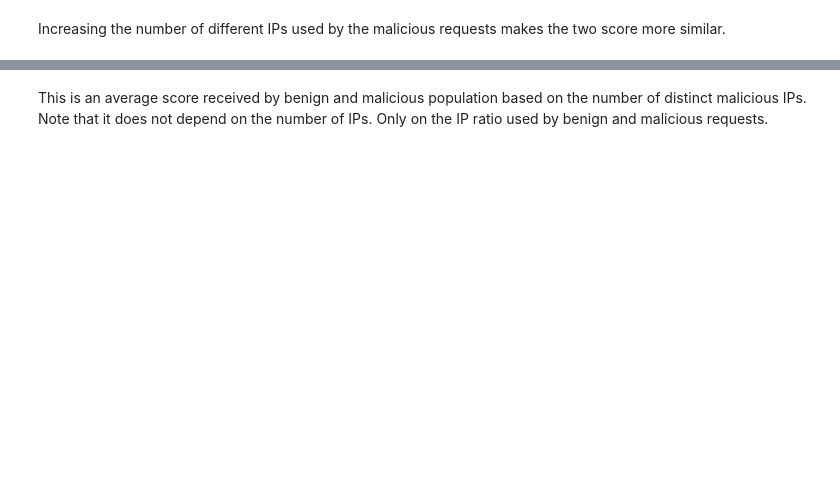
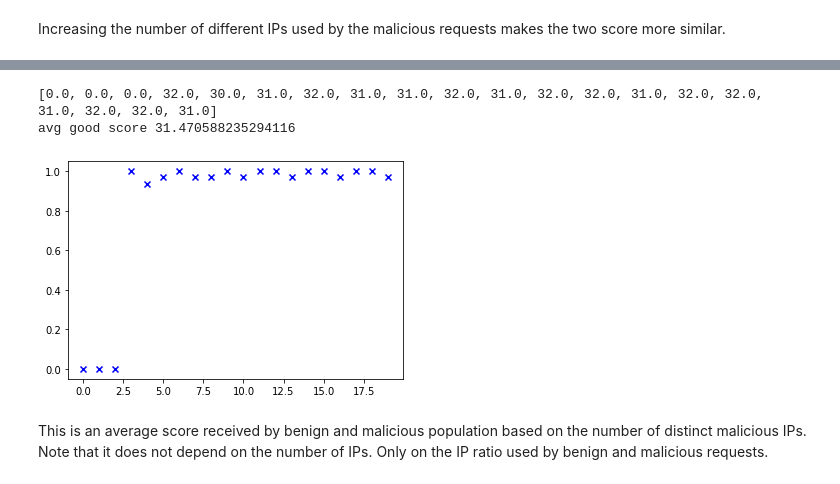
Before and after one commit to datahop/p2p-service-discovery, a Jupyter notebook: service-discovery/simulator_python/ip_score_problem.ipynb, the cells around one changed output, grey strips where cells are left out. Drawn from its saved outputs; the diff is of its cells as text; code cells hidden in the pictures; blank space fills up the shorter version.

```diff
--- a/service-discovery/simulator_python/ip_score_problem.ipynb
+++ b/service-discovery/simulator_python/ip_score_problem.ipynb
@@ -152,3 +216,30 @@ avg bad score 0.818125
+# %%
+from TreeMichal import *
+
+ips = generate_IPs(3)
+tree = TreeMichal()
+#plotting
+fig = plt.figure()
+ax = fig.add_subplot()
+
+counter = 0
+good_scores = []
+
+for i in range(0, 10):
+    ip = ips[i % len(ips)]
+    score,_ = tree.add(ip)
+    good_scores.append(score)
+    ax.scatter(counter, score, label='score2, benign', color='blue', marker='x')
+
+    counter += 1
+good_scores = [x * 32 for x in good_scores]
+print(good_scores)
+print("avg good score", sum(good_scores[len(ips):])/len(good_scores[len(ips):]))
+plt.show()
+# %% [output]
+[0.0, 0.0, 0.0, 32.0, 30.0, 31.0, 32.0, 31.0, 31.0, 32.0, 31.0, 32.0, 32.0, 31.0, 32.0, 32.0, 31.0, 32.0, 32.0, 31.0]
+avg good score 31.470588235294116
+[figure, added]
 # %% [markdown]
 This is an average score received by benign and malicious population based on the number of distinct malicious IPs. Note that it does not depend on the number of IPs. Only on the IP ratio used by benign and malicious requests.
 # %%
```
Also changed, not shown: parts of 8 cells of this notebook, 1 other file.
